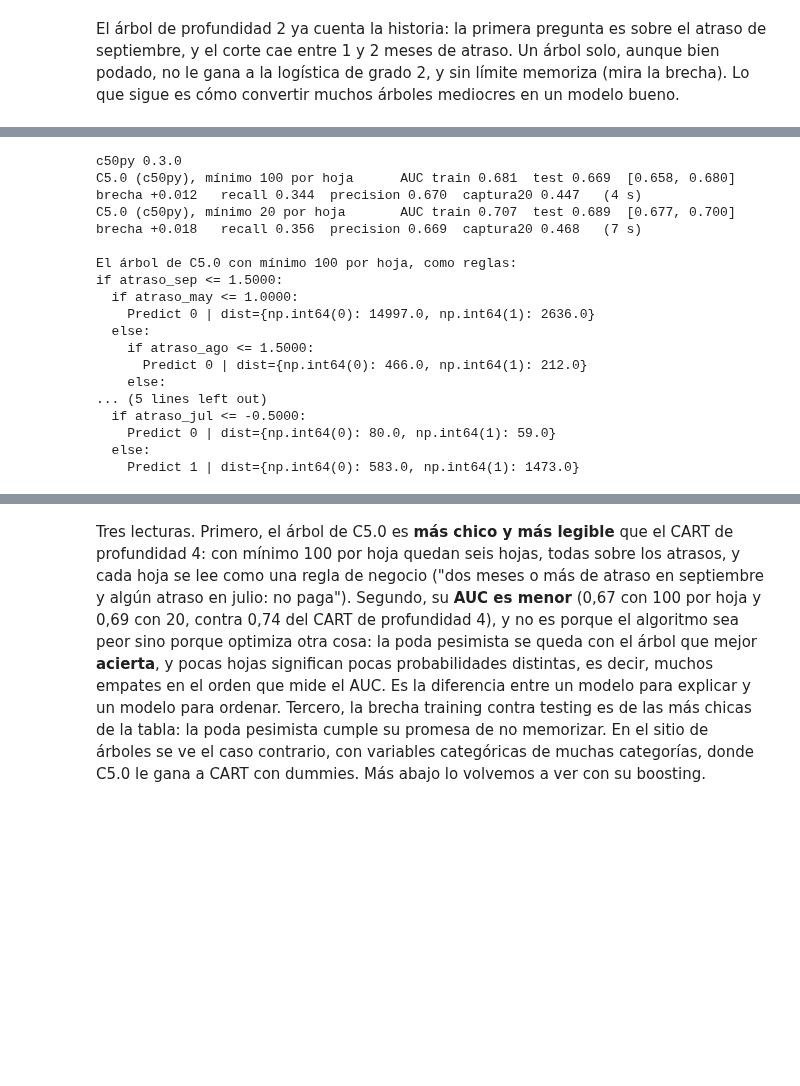
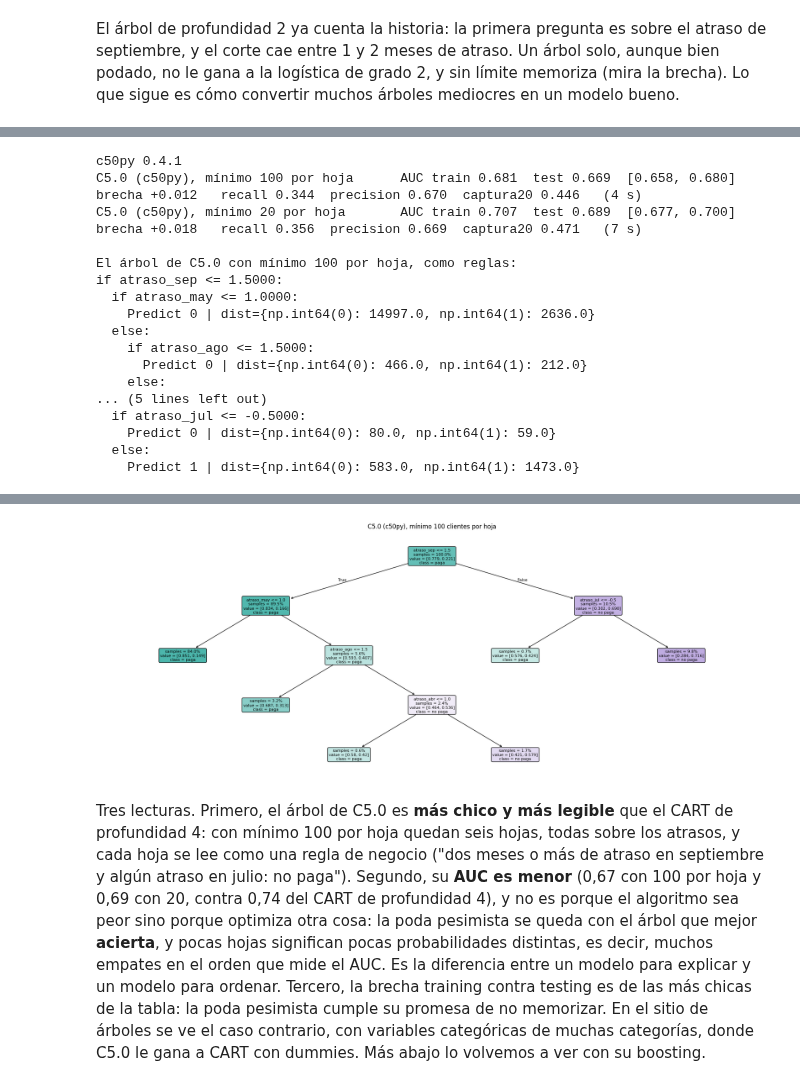
Before and after one commit to daviddiazsolis/classification_intro_playground, a Jupyter notebook: notebooks/06_Riesgo_de_Credito_Taiwan_Mas_Alla_de_la_Logistica.ipynb, the cells around one changed output, grey strips where cells are left out. Drawn from its saved outputs; the diff is of its cells as text; code cells hidden in the pictures; blank space fills up the shorter version.

```diff
--- a/notebooks/06_Riesgo_de_Credito_Taiwan_Mas_Alla_de_la_Logistica.ipynb
+++ b/notebooks/06_Riesgo_de_Credito_Taiwan_Mas_Alla_de_la_Logistica.ipynb
@@ -355,11 +357,14 @@ El notebook *Árboles 06, C5.0* del sitio Tree & Ensemble Foundations lo recorre
 mesa que los demás modelos. Un detalle que importa para leer el resultado: C5.0 poda mirando el **acierto**, no el
 AUC, así que tiende a dejar pocas hojas con probabilidades gruesas.
 # %%
+import subprocess, sys
 try:
     import c50py
+    _version_ok = tuple(int(v) for v in c50py.__version__.split(".")[:2]) >= (0, 4)
 except ImportError:
-    import subprocess, sys
-    subprocess.run([sys.executable, "-m", "pip", "install", "-q", "c50py>=0.3.0"], check=True)
+    _version_ok = False
+if not _version_ok:   # c50py 0.4.0 or later: draws trees with plot_tree, like scikit-learn
+    subprocess.run([sys.executable, "-m", "pip", "install", "-q", "--upgrade", "c50py>=0.4.0"], check=True)
     import c50py
 from c50py import C5Classifier
 print("c50py", c50py.__version__)
@@ -378,15 +383,16 @@ for msl in [100, 20]:
 print()
 print("El árbol de C5.0 con mínimo 100 por hoja, como reglas:")
 c5_chico.print_tree(feature_names=COLS)
-try:
-    import graphviz
-    display(graphviz.Source(c5_chico.export_graphviz(feature_names=COLS, class_names=["paga", "no paga"], format="dot")))
-except Exception as e:
-    print("(Graphviz no disponible para dibujarlo:", e, ")")
+
+# El mismo dibujo que los árboles de scikit-learn de la sección 4 (mismos argumentos de plot_tree)
+fig, ax = plt.subplots(figsize=(24, 9))
+c5_chico.plot_tree(feature_names=COLS, class_names=["paga", "no paga"], filled=True, proportion=True, impurity=False, rounded=True, fontsize=8, ax=ax)
+ax.set_title("C5.0 (c50py), mínimo 100 clientes por hoja")
+plt.show()
 # %% [output]
-c50py 0.3.0
-C5.0 (c50py), mínimo 100 por hoja      AUC train 0.681  test 0.669  [0.658, 0.680]   brecha +0.012   recall 0.344  precision 0.670  captura20 0.447   (4 s)
-C5.0 (c50py), mínimo 20 por hoja       AUC train 0.707  test 0.689  [0.677, 0.700]   brecha +0.018   recall 0.356  precision 0.669  captura20 0.468   (7 s)
+c50py 0.4.1
+C5.0 (c50py), mínimo 100 por hoja      AUC train 0.681  test 0.669  [0.658, 0.680]   brecha +0.012   recall 0.344  precision 0.670  captura20 0.446   (4 s)
+C5.0 (c50py), mínimo 20 por hoja       AUC train 0.707  test 0.689  [0.677, 0.700]   brecha +0.018   recall 0.356  precision 0.669  captura20 0.471   (7 s)
 
 El árbol de C5.0 con mínimo 100 por hoja, como reglas:
 if atraso_sep <= 1.5000:
@@ -405,3 +410,4 @@ if atraso_sep <= 1.5000:
+[figure, added]
 # %% [markdown]
 Tres lecturas. Primero, el árbol de C5.0 es **más chico y más legible** que el CART de profundidad 4: con mínimo 100 por
 hoja quedan seis hojas, todas sobre los atrasos, y cada hoja se lee como una regla de negocio ("dos meses o más de
```
Also changed, not shown: parts of 19 cells of this notebook, 1 other file.
